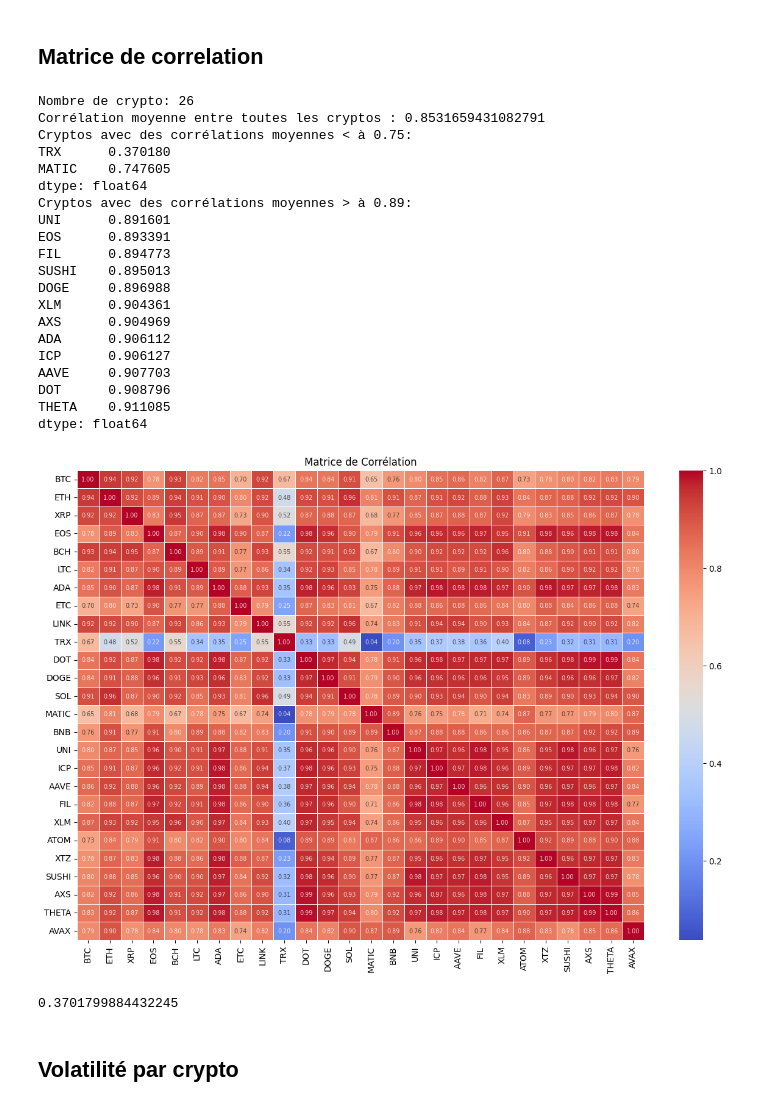
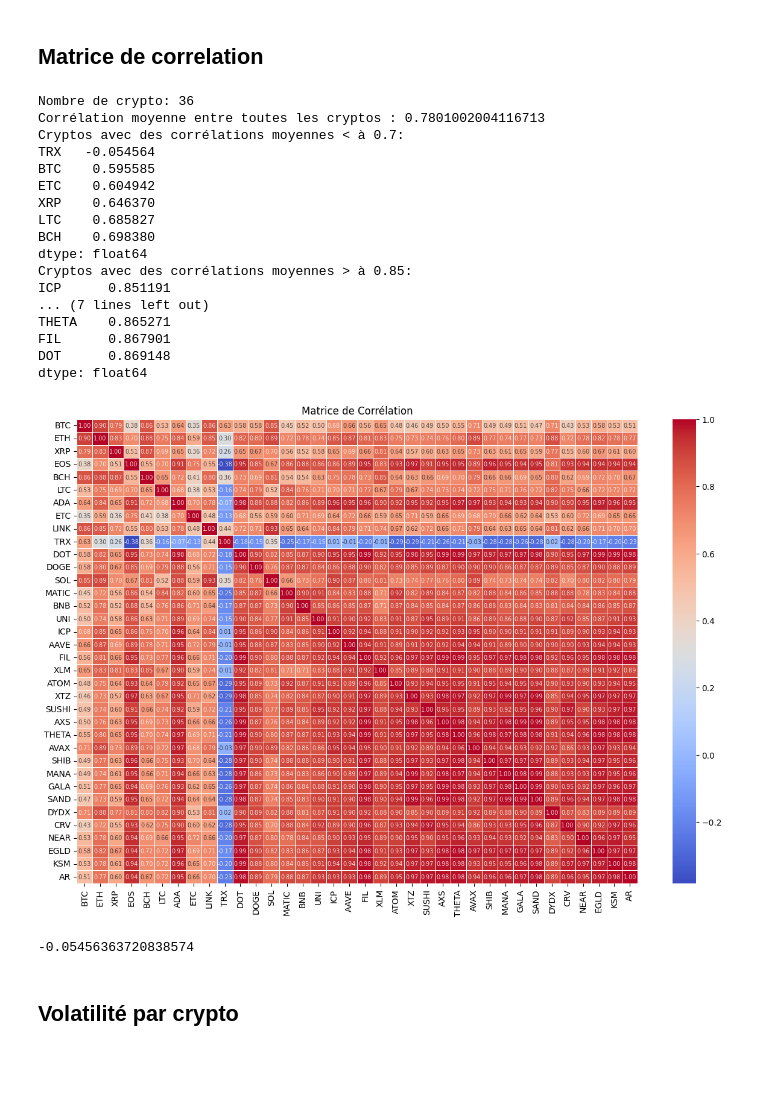
Before and after one commit to jackseg80/backtest-tools_v2, a Jupyter notebook: analysis/Analyse_Bitget_Futures.ipynb, the cells around one changed output. Saved outputs shown, nothing was run; the diff lists cells and outputs as text; code cells hidden in the pictures; blank space fills up the shorter version.

```diff
--- a/analysis/Analyse_Bitget_Futures.ipynb
+++ b/analysis/Analyse_Bitget_Futures.ipynb
@@ -43,7 +57,7 @@ pair_list = formatted_cryptos
 exchange_name = "bitget"
 tf = '1h'
 oldest_pair = "BTC/USDT:USDT"
-start_date = "2021-10"
+start_date = "2022"
 
 exchange = ExchangeDataManager(
     exchange_name=exchange_name,
@@ -79,57 +93,54 @@ for crypto, df in df_list.items():
         volatility = returns.std()
         volatility_dict[crypto_name] = volatility
 
 close_prices = pd.concat(close_prices_list, axis=1)
 print(f"Nombre de crypto: {len(close_prices_list)}")
 
 # Calcul de la matrice de corrélation
 correlation_matrix = close_prices.corr()
 
 average_correlation = correlation_matrix.mean().mean()
 print(f"Corrélation moyenne entre toutes les cryptos : {average_correlation}")
 sorted_correlation = correlation_matrix.mean().sort_values()
-seuil_faible, seuil_forte = 0.75, 0.89
+seuil_faible, seuil_forte = 0.7, 0.85
 cryptos_faibles_correlations = sorted_correlation[sorted_correlation < seuil_faible]
 cryptos_fortes_correlations = sorted_correlation[sorted_correlation > seuil_forte]
 
 print(f"Cryptos avec des corrélations moyennes < à {seuil_faible}:")
 print(correlation_matrix[cryptos_faibles_correlations.index].mean())
 print(f"Cryptos avec des corrélations moyennes > à {seuil_forte}:")
 print(correlation_matrix[cryptos_fortes_correlations.index].mean())
 
 # Affichez la matrice de corrélation avec seaborn
 plt.figure(figsize=(15, 10))
 # mask = np.triu(np.ones_like(correlation_matrix, dtype=bool))
 sns.heatmap(correlation_matrix, annot=True, cmap='coolwarm', fmt=".2f", linewidth=.5,
             annot_kws={'size': 'x-small', 'alpha': 0.8})
 plt.title('Matrice de Corrélation')
 plt.show()
 # %% [output]
-Nombre de crypto: 26
-Corrélation moyenne entre toutes les cryptos : 0.8531659431082791
-Cryptos avec des corrélations moyennes < à 0.75:
-TRX      0.370180
-MATIC    0.747605
+Nombre de crypto: 36
+Corrélation moyenne entre toutes les cryptos : 0.7801002004116713
+Cryptos avec des corrélations moyennes < à 0.7:
+TRX   -0.054564
+BTC    0.595585
+ETC    0.604942
+XRP    0.646370
+LTC    0.685827
+BCH    0.698380
 dtype: float64
-Cryptos avec des corrélations moyennes > à 0.89:
-UNI      0.891601
-EOS      0.893391
-FIL      0.894773
-SUSHI    0.895013
-DOGE     0.896988
-XLM      0.904361
-AXS      0.904969
-ADA      0.906112
-ICP      0.906127
-AAVE     0.907703
-DOT      0.908796
-THETA    0.911085
+Cryptos avec des corrélations moyennes > à 0.85:
+ICP      0.851191
+... (7 lines left out)
+THETA    0.865271
+FIL      0.867901
+DOT      0.869148
 dtype: float64
-[figure, old version]
+[figure, new version]
 # %%
 sorted_correlation['TRX']  # Pour analyse unique
 # %% [output]
-0.3701799884432245
+-0.05456363720838574
 # %% [markdown]
 <h2>Volatilité par crypto</h2>
 # %%
```
Also changed, not shown: parts of 7 cells of this notebook, 39 other files.
